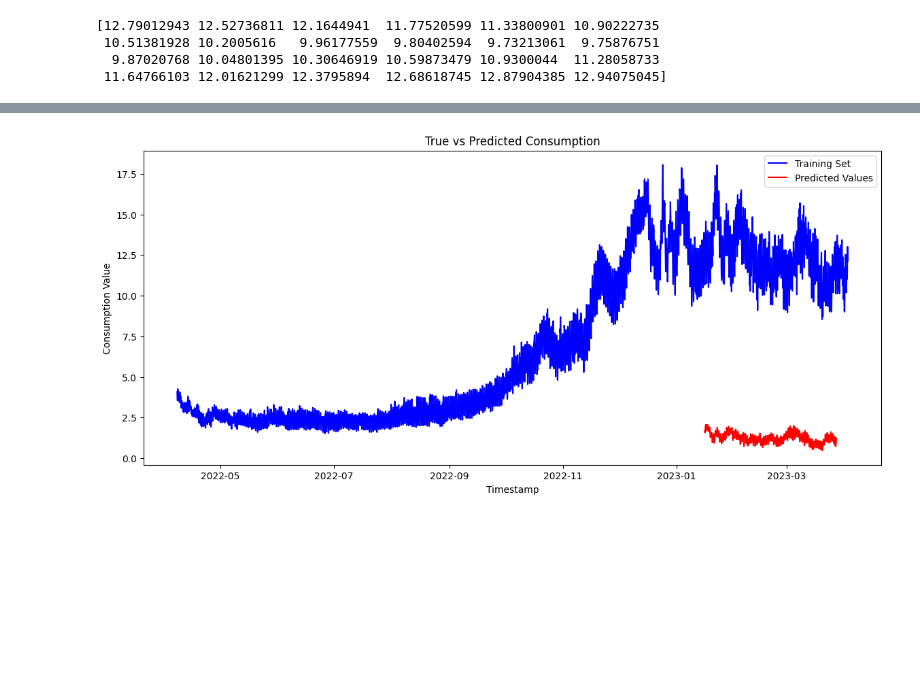
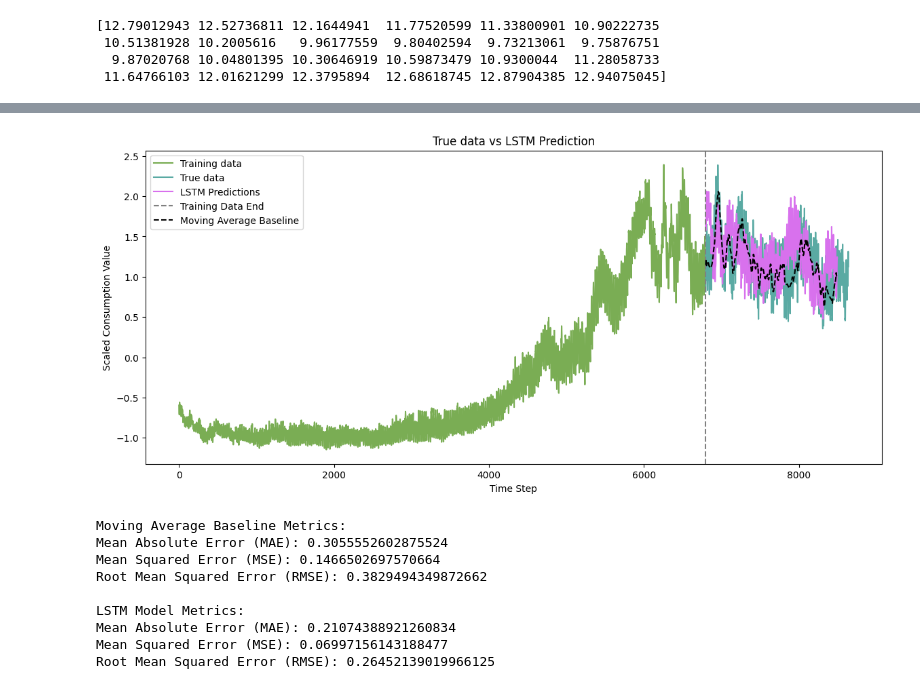
Before and after one commit to andershc/Consumption-LSTM, a Jupyter notebook: ANEO-LSTM.ipynb, the cells around one changed output, grey strips where cells are left out. Drawn from its saved outputs; the diff is of its cells as text; code cells hidden in the pictures; blank space fills up the shorter version.

Commit message:
Added SMA baseline

```diff
--- a/ANEO-LSTM.ipynb
+++ b/ANEO-LSTM.ipynb
@@ -263,15 +244,56 @@ Try using .loc[row_indexer,col_indexer] = value instead
 See the caveats in the documentation: https://pandas.pydata.org/pandas-docs/stable/user_guide/indexing.html#returning-a-view-versus-a-copy
   oslo_data['time'] = pd.to_datetime(oslo_data['time'])
 [figure]
-# %%
-# Plot that includes the training set and the test set + the predictions
-plt.figure(figsize=(14, 6))
-plt.plot(oslo_data['time'], oslo_data['consumption'], label='Training Set', color='blue')
-plt.plot(timestamps, predicted_values, label='Predicted Values', color='red')
-plt.legend()
-plt.title('True vs Predicted Consumption')
-plt.xlabel('Timestamp')
-plt.ylabel('Consumption Value')
-plt.show()
-# %% [output]
-[figure, removed]
+# %%
+# Create a rolling mean baseline using rolling() and mean()
+rolling_mean_values = pd.Series(scaled_data[:, 0]).rolling(window=24).mean()
+# Filter to just use test data
+rolling_mean_values = rolling_mean_values.iloc[train_size:train_size+len(predicted_values)]
+
+
+# Create a plot with scaled data and predictions
+plt.figure(figsize=(14, 6))
+plt.plot(scaled_data[:train_size, 0], label='Training data', color='#7AAD54')  # plot the first column of scaled_data before the vertical line
+plt.plot(range(train_size, len(scaled_data)), scaled_data[train_size:, 0], label='True data', color='#5AAAA3')  # plot the first column of scaled_data after the vertical line
+plt.plot(range(train_size, train_size+len(predicted_values)), predicted_values, label='LSTM Predictions', color='#D871ED')
+plt.axvline(x=train_size, linestyle='--', color='gray', label='Training Data End')  # add a vertical line at the end of the training data
+plt.plot(range(train_size, train_size+len(predicted_values)), rolling_mean_values, linestyle='--', color='black', label='Moving Average Baseline')  # add a horizontal line for the moving average baseline
+plt.legend()
+plt.title('True data vs LSTM Prediction')
+plt.xlabel('Time Step')
+plt.ylabel('Scaled Consumption Value')
+plt.show()
+
+# Print error metrics for the moving average baseline and the LSTM model compared to the true values
+mae_baseline = mean_absolute_error(true_values, rolling_mean_values)
+mse_baseline = mean_squared_error(true_values, rolling_mean_values)
+rmse_baseline = np.sqrt(mse_baseline)
+r2_baseline = r2_score(true_values, rolling_mean_values)
+
+mae_lstm = mean_absolute_error(true_values, predicted_values)
+mse_lstm = mean_squared_error(true_values, predicted_values)
+rmse_lstm = np.sqrt(mse_lstm)
+r2_lstm = r2_score(true_values, predicted_values)
+
+print(f"Moving Average Baseline Metrics:")
+print(f"Mean Absolute Error (MAE): {mae_baseline}")
+print(f"Mean Squared Error (MSE): {mse_baseline}")
+print(f"Root Mean Squared Error (RMSE): {rmse_baseline}")
+print(f"R-squared: {r2_baseline}")
+print()
+print(f"LSTM Model Metrics:")
+print(f"Mean Absolute Error (MAE): {mae_lstm}")
+print(f"Mean Squared Error (MSE): {mse_lstm}")
+print(f"Root Mean Squared Error (RMSE): {rmse_lstm}")
+print(f"R-squared: {r2_lstm}")
+# %% [output]
+[figure, added]
+Moving Average Baseline Metrics:
+Mean Absolute Error (MAE): 0.3055552602875524
+Mean Squared Error (MSE): 0.1466502697570664
+Root Mean Squared Error (RMSE): 0.3829494349872662
+
+LSTM Model Metrics:
+Mean Absolute Error (MAE): 0.21074388921260834
+Mean Squared Error (MSE): 0.06997156143188477
+Root Mean Squared Error (RMSE): 0.26452139019966125
```
Also changed, not shown: parts of 3 cells of this notebook, 1 other file.
